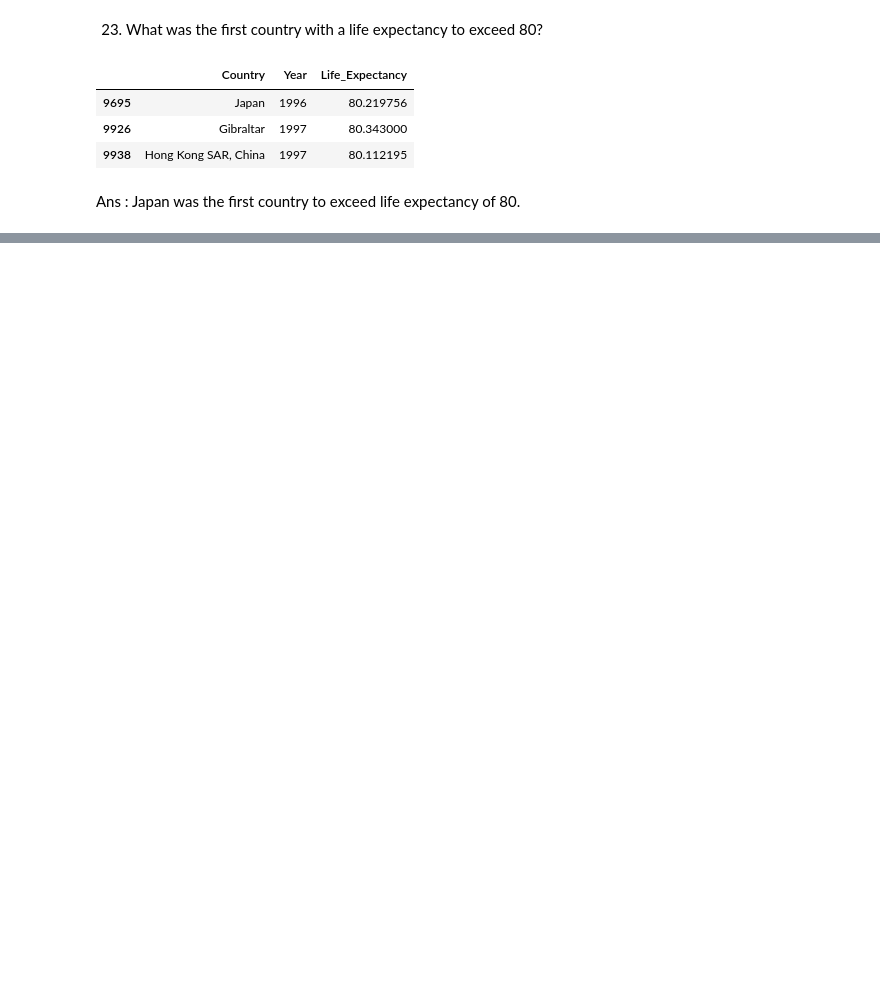
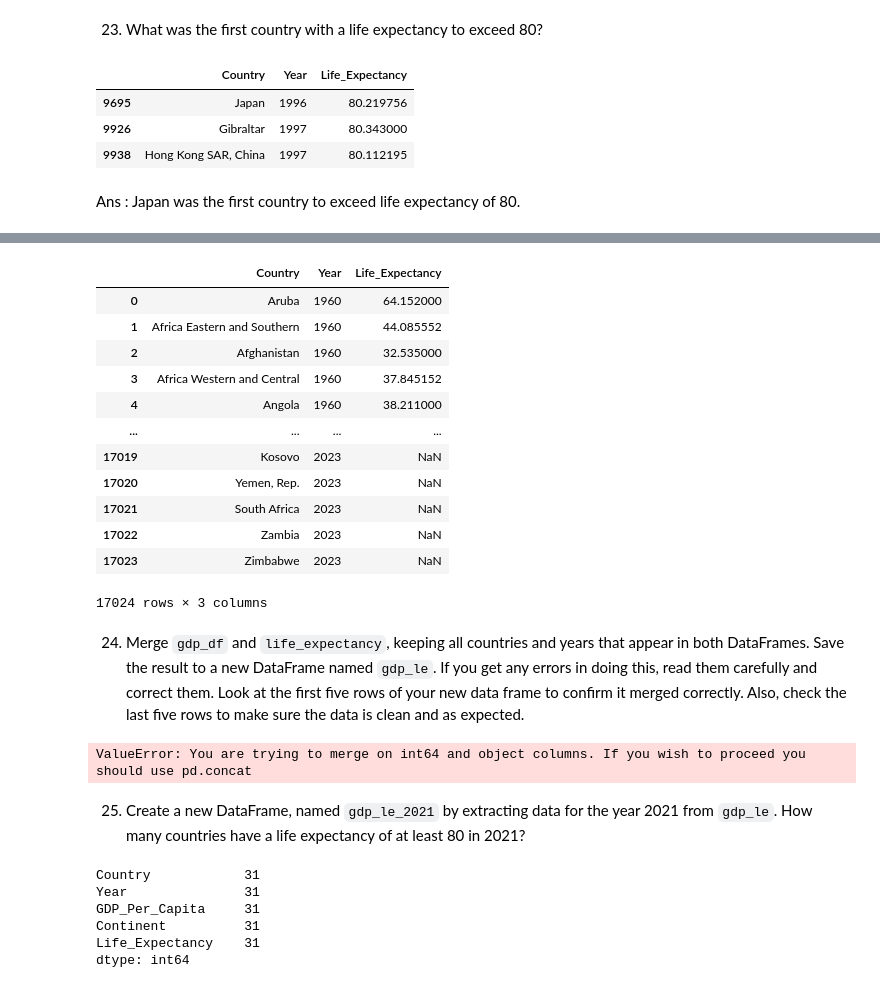
Before and after one commit to nss-data-science-cohort-8/un-exploration-ndpawar1981, a Jupyter notebook: Notebooks/UN_Data_Exploration.ipynb, the cells around one changed output, grey strips where cells are left out. Saved outputs shown, nothing was run; the diff lists cells and outputs as text; code cells hidden in the pictures; blank space fills up the shorter version.

```diff
--- a/Notebooks/UN_Data_Exploration.ipynb
+++ b/Notebooks/UN_Data_Exploration.ipynb
@@ -552,0 +548,23 @@ Ans : Japan was the first country to exceed life expectancy of 80.
+# %%
+life_expectancy
+# %% [output]
+|  | Country | Year | Life_Expectancy |
+| 0 | Aruba | 1960 | 64.152000 |
+| 1 | Africa Eastern and Southern | 1960 | 44.085552 |
+| 2 | Afghanistan | 1960 | 32.535000 |
+| 3 | Africa Western and Central | 1960 | 37.845152 |
+| 4 | Angola | 1960 | 38.211000 |
+| ... | ... | ... | ... |
+| 17019 | Kosovo | 2023 | NaN |
+| 17020 | Yemen, Rep. | 2023 | NaN |
+| 17021 | South Africa | 2023 | NaN |
+| 17022 | Zambia | 2023 | NaN |
+| 17023 | Zimbabwe | 2023 | NaN |
+17024 rows × 3 columns
+# %% [markdown]
+24. Merge `gdp_df` and `life_expectancy`, keeping all countries and years that appear in both DataFrames. Save the result to a new DataFrame named `gdp_le`. If you get any errors in doing this, read them carefully and correct them. Look at the first five rows of your new data frame to confirm it merged correctly. Also, check the last five rows to make sure the data is clean and as expected.
+# %%
+#expected an error
+gdp_df.merge(life_expectancy, how='inner', on=['Country','Year'])
+# %% [output]
+ValueError: You are trying to merge on int64 and object columns. If you wish to proceed you should use pd.concat
@@ -552,0 +580,3 @@ Ans : Japan was the first country to exceed life expectancy of 80.
+# %% [markdown]
+
+25. Create a new DataFrame, named `gdp_le_2021` by extracting data for the year 2021 from `gdp_le`. How many countries have a life expectancy of at least 80 in 2021?
@@ -552,0 +585,9 @@ Ans : Japan was the first country to exceed life expectancy of 80.
+# %%
+gdp_le_2021.loc[gdp_le_2021['Life_Expectancy'] >= 80].count()
+# %% [output]
+Country            31
+Year               31
+GDP_Per_Capita     31
+Continent          31
+Life_Expectancy    31
+dtype: int64
```
Also changed, not shown: parts of 14 cells of this notebook.
